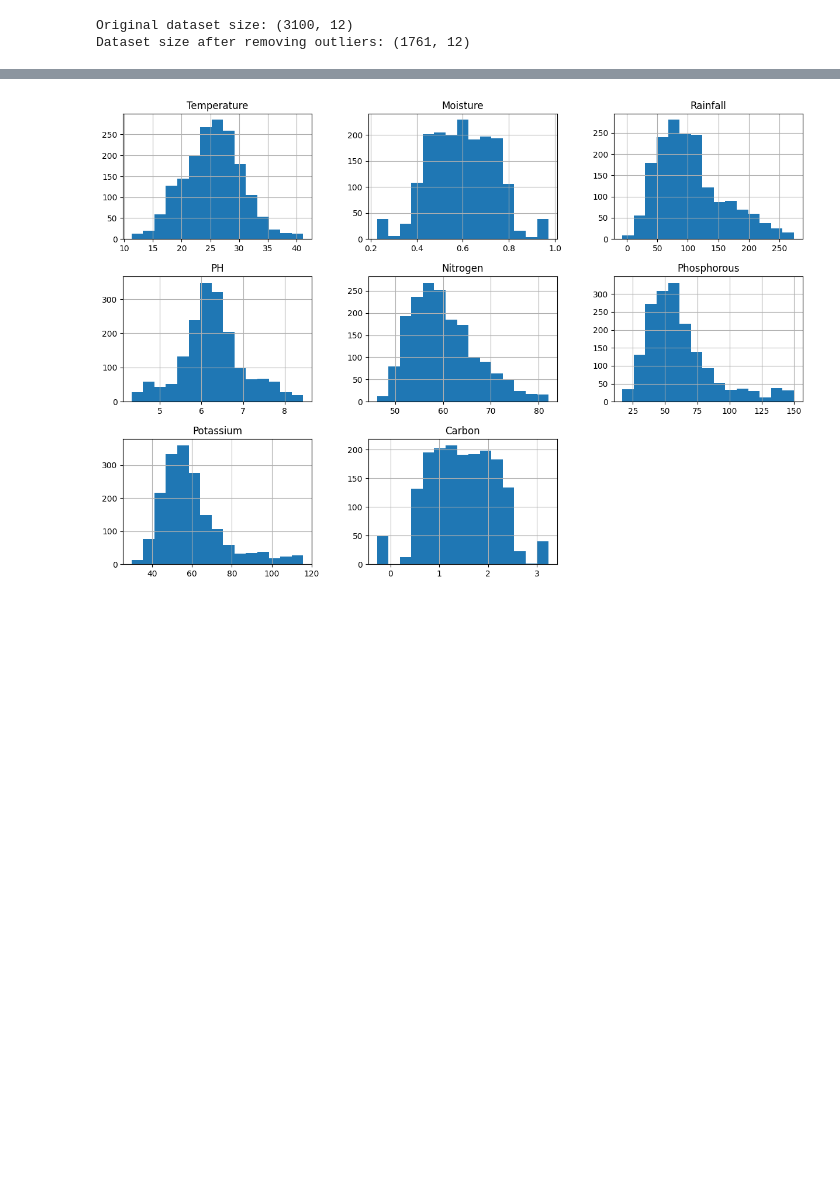
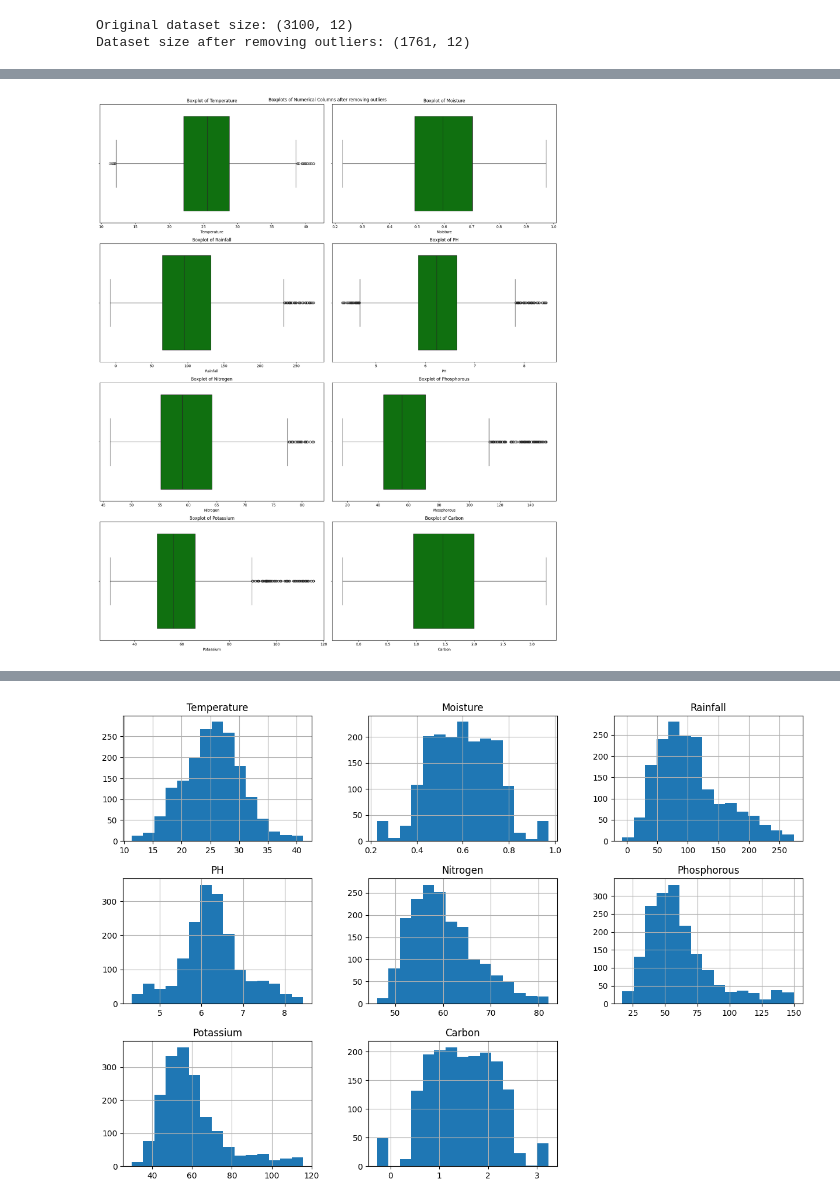
Before and after one commit to Caramel-Labs/pohora.lk, a Jupyter notebook: notebooks/FertilizerRecommendation.ipynb, the cells around one changed output, grey strips where cells are left out. Drawn from its saved outputs; the diff is of its cells as text; code cells hidden in the pictures; blank space fills up the shorter version.

```diff
--- a/notebooks/FertilizerRecommendation.ipynb
+++ b/notebooks/FertilizerRecommendation.ipynb
@@ -236,0 +188,15 @@ df.head()
+# %%
+# Box plots for each numerical column after removing outliers
+numerical_cols_cleaned = df_cleaned.select_dtypes(include=['float64', 'int64']).columns.tolist()
+plt.figure(figsize=(18,22))
+
+for i, col in enumerate(numerical_cols_cleaned):
+    plt.subplot(4, 2, i+1)
+    sns.boxplot(x=df_cleaned[col], color='green')
+    plt.title(f'Boxplot of {col}')
+    plt.tight_layout()
+plt.suptitle('Boxplots of Numerical Columns after removing outliers')
+plt.tight_layout()
+plt.show()
+# %% [output]
+[figure, new version]
```
Also changed, not shown: parts of 31 cells of this notebook, 3 other files.
